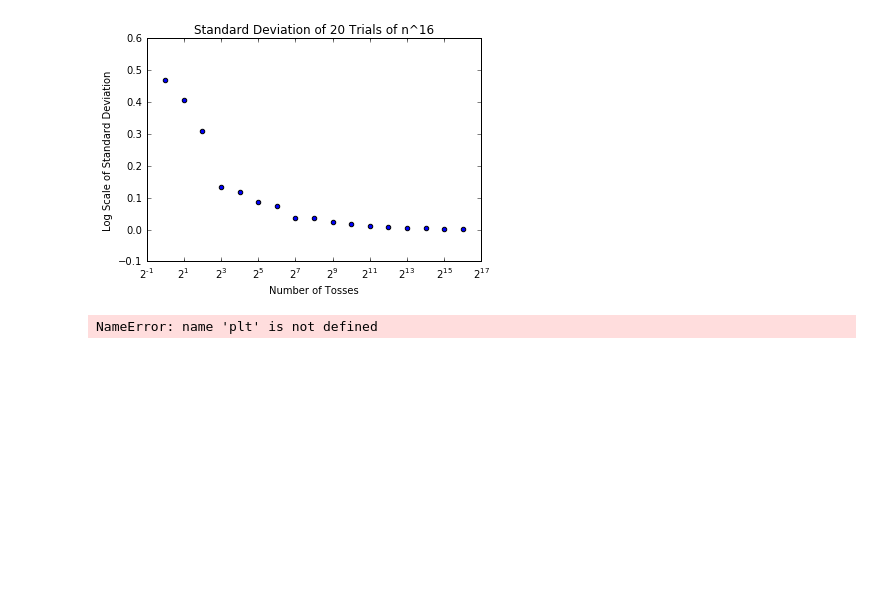
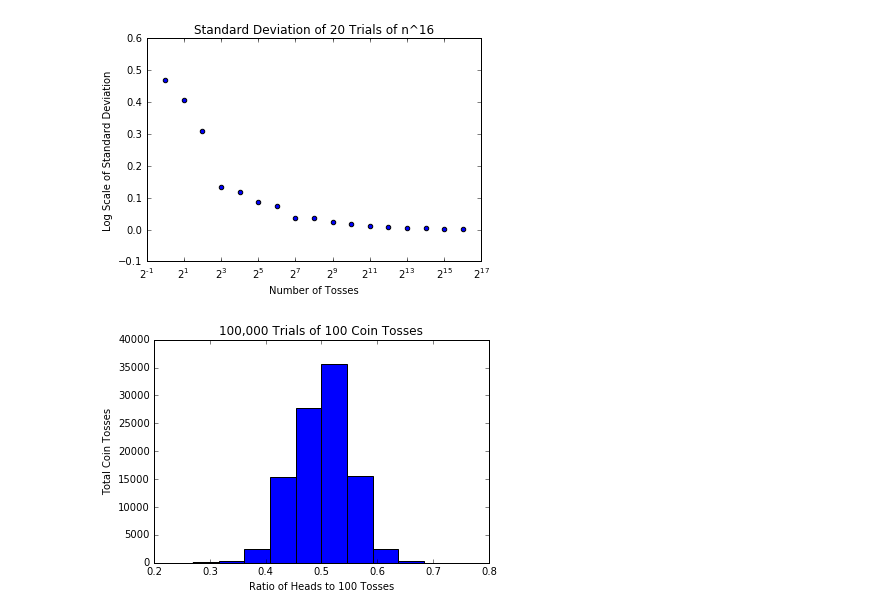
Before and after one commit to JonathanKross/flipping-out, a Jupyter notebook: coin-flips.ipynb, the cells around one changed output. Cells and saved outputs as stored; diff of their text form; code cells hidden in the pictures; blank space fills up the shorter version.

Commit message:
stopped before 100,000 trials of 1,000 coin tosses

```diff
--- a/coin-flips.ipynb
+++ b/coin-flips.ipynb
@@ -167,8 +163,8 @@ def toss_100k_trials():
 # %%
 plt.hist(toss_100k_trials())
-plt.title("100,000 Trials of 100 Coin Flips")
-plt.xlabel("Ratio of Heads to Total Flips")
-plt.ylabel("Total Coin Flips")
+plt.title("100,000 Trials of 100 Coin Tosses")
+plt.xlabel("Ratio of Heads to 100 Tosses")
+plt.ylabel("Total Coin Tosses")
 plt.show()
 # %% [output]
-NameError: name 'plt' is not defined
+[figure, added]
```
Also changed, not shown: parts of 5 cells of this notebook.
